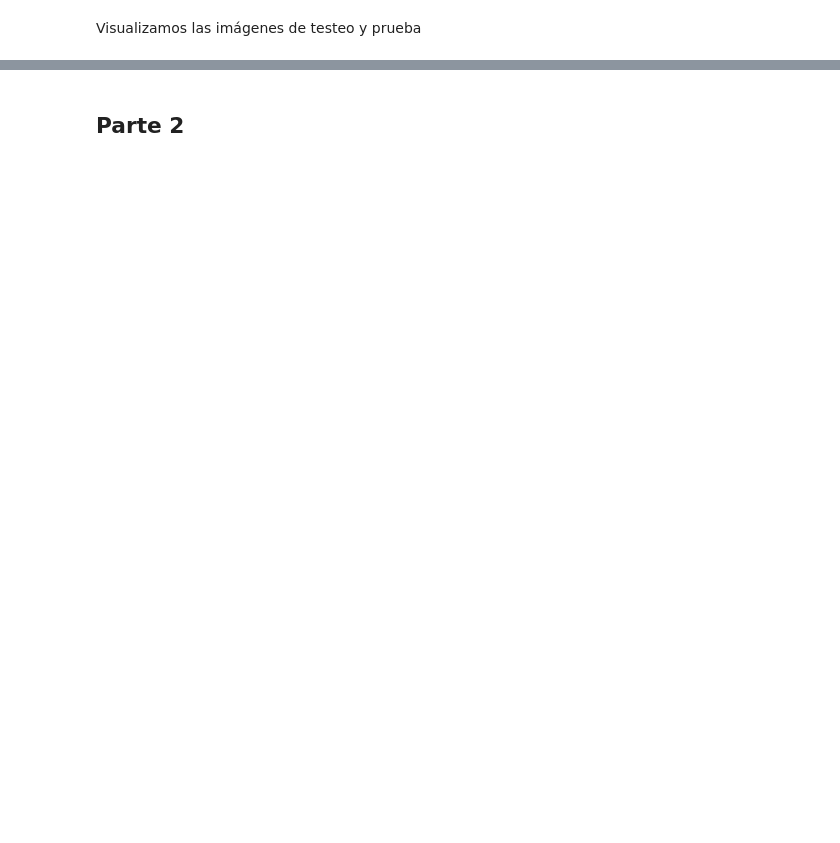
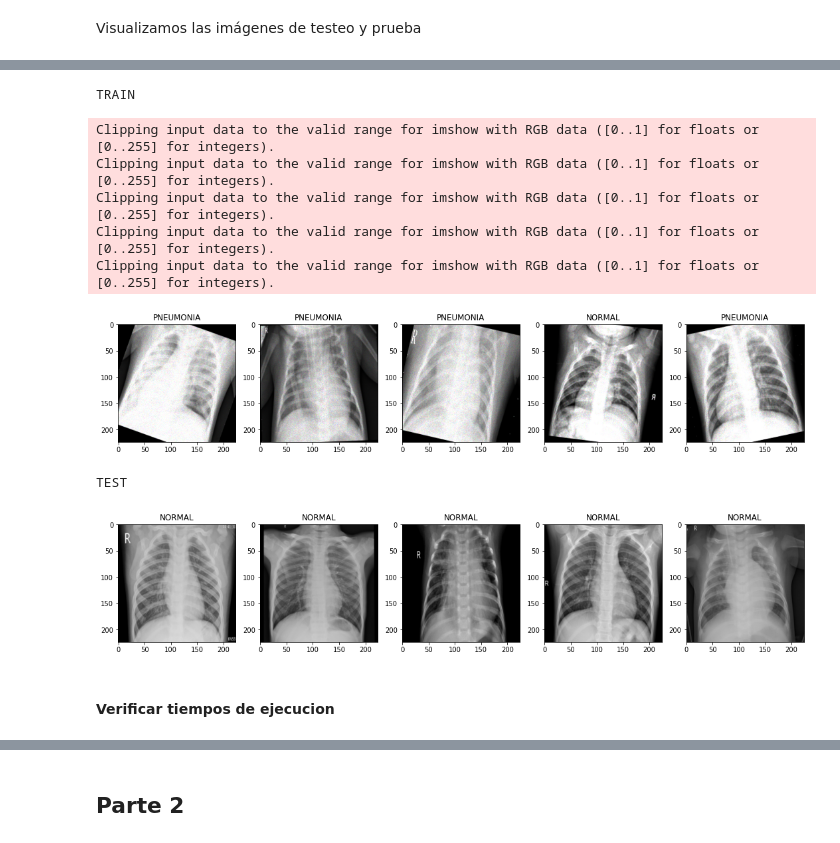
Before and after one commit to chapax123/Tarea-2-Lab-de-datos, a Jupyter notebook: Tarea_2.ipynb, the cells around one changed output, grey strips where cells are left out. Drawn from its saved outputs; the diff is of its cells as text; code cells hidden in the pictures; blank space fills up the shorter version.

```diff
--- a/Tarea_2.ipynb
+++ b/Tarea_2.ipynb
@@ -31,22 +63,24 @@ import matplotlib.pyplot as plt
 # %%
 def loader(path):
+    ''' Cargar la imagen '''
     Img = Image.open(path)
+    '''Verificar que tenga 3 canales '''
     if len(Img.split()) == 1:
-        im = Image.merge("RGB", (Img.split()[0], Img.split()[0], Img.split()[0]))
-        return im
-    else:
-        return Img
+        Img = Image.merge("RGB", (Img.split()[0], Img.split()[0], Img.split()[0]))
+    return Img
 
+''' Conjunto de Transformaciones '''
 transformaciones_train = transforms.Compose([transforms.Resize([224,224]),
-                                       transforms.RandomHorizontalFlip(p=0.5),
-                                       transforms.RandomRotation(degrees=(-20,20)),
-                                       transforms.Lambda(lambda img: img.point(lambda i: i*np.random.uniform(1.2,1.5))),
-                                       transforms.ToTensor()])
+                                             transforms.RandomHorizontalFlip(p=0.5),
+                                             transforms.RandomRotation(degrees=(-20,20)),
+                                             transforms.Lambda(lambda img: img.point(lambda i: i*np.random.uniform(1.2,1.5))),
+                                             transforms.ToTensor()])
 
 transformaciones_test = transforms.Compose([transforms.Resize([224,224]),
                                             transforms.ToTensor()])
 
-data_train = datasets.DatasetFolder(root='data\\chest_xray\\train',loader = loader,extensions = ('jpeg'),
+''' Se cargan los datos y se les aplica las transformaciones anteriores '''
+data_train = datasets.DatasetFolder(root='chest_xray/train',loader = loader,extensions = ('jpeg'),
                                     transform=transformaciones_train)
-data_test = datasets.DatasetFolder(root='data\\chest_xray\\test',loader = loader,extensions = ('jpeg'),
+data_test = datasets.DatasetFolder(root='chest_xray/test',loader = loader,extensions = ('jpeg'),
                                    transform=transformaciones_test)
@@ -53,21 +135,27 @@ data_test = datasets.DatasetFolder(root='data\\chest_xray\\test',loader = loader
 # %% [markdown]
 Visualizamos las imágenes de testeo y prueba
 # %%
-def mostrar_imagenes(m=4, tipo='train'):
+def mostrar_imagenes(m=4, tipo='train',modo = 'PIL'):
+    ''' Funcion para mostrar las imagenes (al azar) luego de las transformaciones. '''
     fig, ax = plt.subplots(1, m, figsize=(15, 8))
     for i in range(m):
         if tipo == 'train':
             num = np.random.randint(5233)
-            ax[i].imshow(data_train[num][0][1, :])
+            if modo == 'PIL':
+                ax[i].imshow(data_train[num][0].permute(1,2,0))#[1, :])
+            if modo == 'ski':
+                ax[i].imshow(data_train_ski[num][0].permute(1,2,0))#[1, :])
         if tipo == 'test':
             num = np.random.randint(621)
-            ax[i].imshow(data_test[num][0][1, :])
+            if modo == 'PIL':
+                ax[i].imshow(data_test[num][0].permute(1,2,0))#[1, :])
+            if modo == 'ski':
+                ax[i].imshow(data_test_ski[num][0].permute(1,2,0))#[1, :])
 
         if data_train[num][1] == 0:
             ax[i].title.set_text('NORMAL')
         else:
             ax[i].title.set_text('PNEUMONIA')
-
     plt.tight_layout()
     plt.show()
     return
@@ -77,0 +174,18 @@ mostrar_imagenes(5, 'test')
+# %%
+'''skimage'''
+print('TRAIN')
+mostrar_imagenes(5,modo = 'ski')
+print('TEST')
+mostrar_imagenes(5,tipo = 'test',modo = 'ski')
+# %% [output]
+TRAIN
+Clipping input data to the valid range for imshow with RGB data ([0..1] for floats or [0..255] for integers).
+Clipping input data to the valid range for imshow with RGB data ([0..1] for floats or [0..255] for integers).
+Clipping input data to the valid range for imshow with RGB data ([0..1] for floats or [0..255] for integers).
+Clipping input data to the valid range for imshow with RGB data ([0..1] for floats or [0..255] for integers).
+Clipping input data to the valid range for imshow with RGB data ([0..1] for floats or [0..255] for integers).
+[figure, added]
+TEST
+[figure, added]
+# %% [markdown]
+#### Verificar tiempos de ejecucion
```
Also changed, not shown: parts of 83 cells of this notebook.
